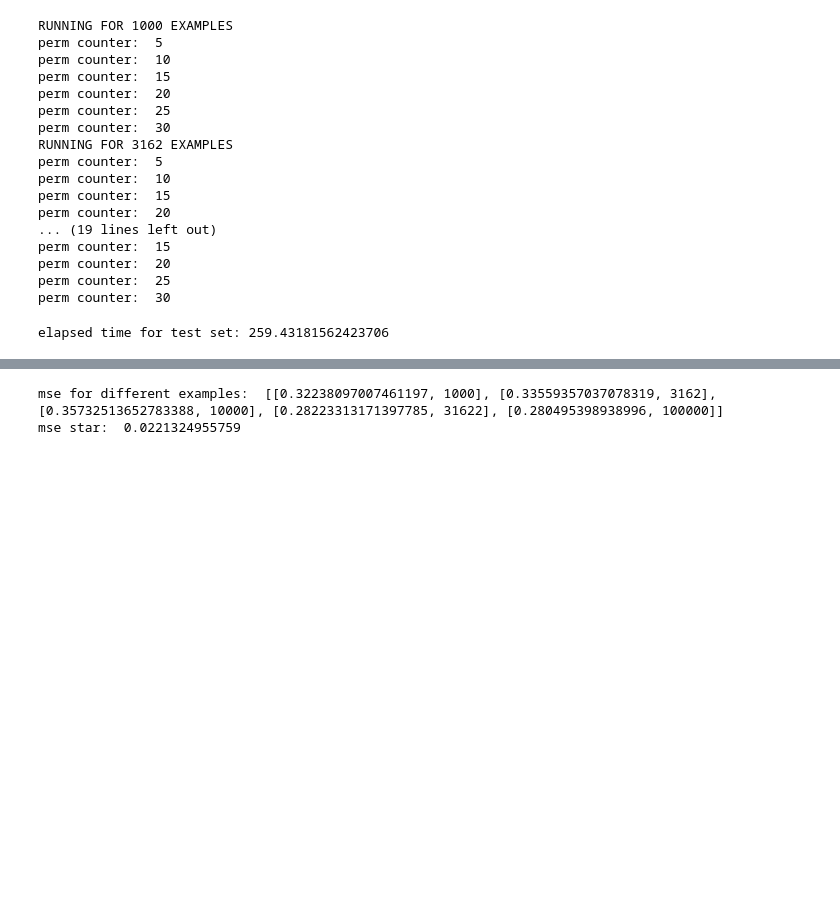
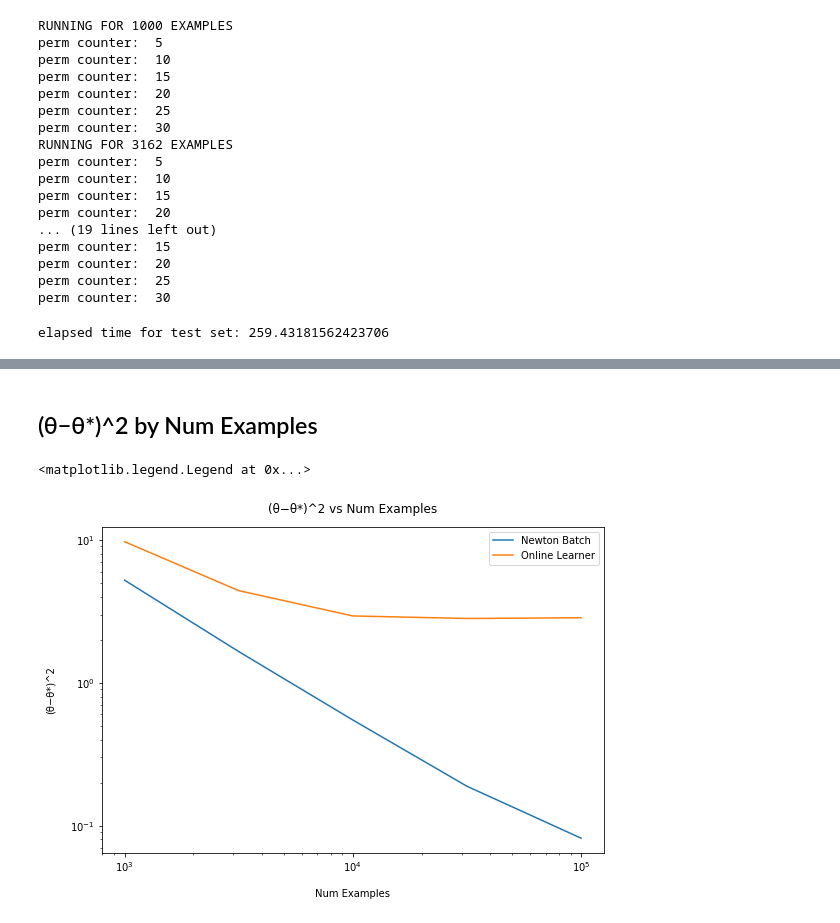
Before and after one commit to FarzanMemarian/Large_scale_online_learning, a Jupyter notebook: LargeScaleOnlineLearning.ipynb, the cells around one changed output, grey strips where cells are left out. Saved outputs shown, nothing was run; the diff lists cells and outputs as text; code cells hidden in the pictures; blank space fills up the shorter version.

```diff
--- a/LargeScaleOnlineLearning.ipynb
+++ b/LargeScaleOnlineLearning.ipynb
@@ -52,7 +57,7 @@ def func(X, theta):
     return  1.71 * np.tanh(0.66 * matmul(X, theta))
 
 def f_prime(X, theta):
-    return  1.71 * 0.66 *  (1 -  np.tanh(0.66 * matmul(X, theta)) )**2
+    return  1.71 * 0.66 *  (1 -  np.tanh(0.66 * matmul(X, theta))**2)
 
 def gradient_loss(f, f_prime, y, X):
     N = len(y)
@@ -264,17 +277,26 @@ with open('time_storage_K.plk', 'wb') as fb:
 # %%
-# read data
+# Import packages
+import matplotlib.pyplot as plt
 import pickle
+import numpy as np
+from itertools import permutations
+import random
+import time
+
+# Load in data
 
 Nsizes = 5
-n_ex_float = np.floor(np.logspace(3.0, 5.0, num=Nsizes))
-n_ex = [int(item) for item in n_ex_float]
+ExamNums = [1000, 3162, 10000, 31622, 100000]
+Nperm = 30
 
-theta_star = np.load('theta_star.npy')
+X_test_load = np.loadtxt("X_test.txt")
+y_test_load = np.loadtxt("y_test.txt")
+theta_star = np.loadtxt("theta_star.txt")
 
-theta_store_all_K = pickle.load( open( "theta_store_all_K.plk", "rb" ))
+theta_store_all_K_load = pickle.load( open( "theta_store_all_K.plk", "rb" ))
+time_storage_K_load = pickle.load( open( "time_storage_K.plk", "rb" ))
 
-time_storage_K = pickle.load( open( "time_storage_K.plk", "rb" ))
+theta_store_all_N_load = pickle.load( open( "theta_store_all_N.txt", "rb" ))
+time_storage_N_load = pickle.load( open( "time_storage_N.txt", "rb" ))
 
-theta_store_all_N = pickle.load( open( "theta_store_all_N.txt", "rb" ))
-
-time_storage_N = pickle.load( open( "time_storage_N.txt", "rb" ))
+print ("Done loading")
@@ -307,26 +369,13 @@ mse star:  0.0221324955759
-# %%
-# EVALUATION OF kALMAN ON TEST SET
-
-# find mse error on test data
-from sklearn.metrics import mean_squared_error
-store_mse_normalized = []
-store_theta_diff = []
-X = X_test_orig
-y = y_test_orig
-for i, N in enumerate(n_ex):
-    mse = 0
-    theta_diff = 0
-    for j in range(Nperm):
-        theta = theta_store_all_K[i][j]
-        f = func(X, theta)
-        mse += mean_squared_error(f, 1.5*y)/Nperm
-        theta_diff += norm(theta - theta_star)**2
-    f_star = func(X, theta_star)
-    mse_star = mean_squared_error(f_star, 1.5*y)
-    store_theta_diff.append([theta_diff,N])
-    store_mse_normalized.append([mse-mse_star,N])
-print ("mse for different examples: ", store_mse_normalized)
-print ("mse star: ", mse_star)
-# %% [output]
-mse for different examples:  [[0.32238097007461197, 1000], [0.33559357037078319, 3162], [0.35732513652783388, 10000], [0.28223313171397785, 31622], [0.280495398938996, 100000]]
-mse star:  0.0221324955759
+# %% [markdown]
+## (θ−θ*)^2 by Num Examples
+# %%
+plt.figure(figsize=(9,6))
+plt.loglog(ExamNums, theta_diff_N)
+plt.loglog(ExamNums, theta_diff_K)
+plt.xlabel("Num Examples", labelpad=15)
+plt.ylabel("(θ−θ*)^2", labelpad=15)
+plt.title("(θ−θ*)^2 vs Num Examples", y=1.025)
+plt.legend(['Newton Batch', 'Online Learner'], loc='upper right')
+# %% [output]
+<matplotlib.legend.Legend at 0x...>
+[figure, added]
```
Also changed, not shown: parts of 16 cells of this notebook, 3 other files.
